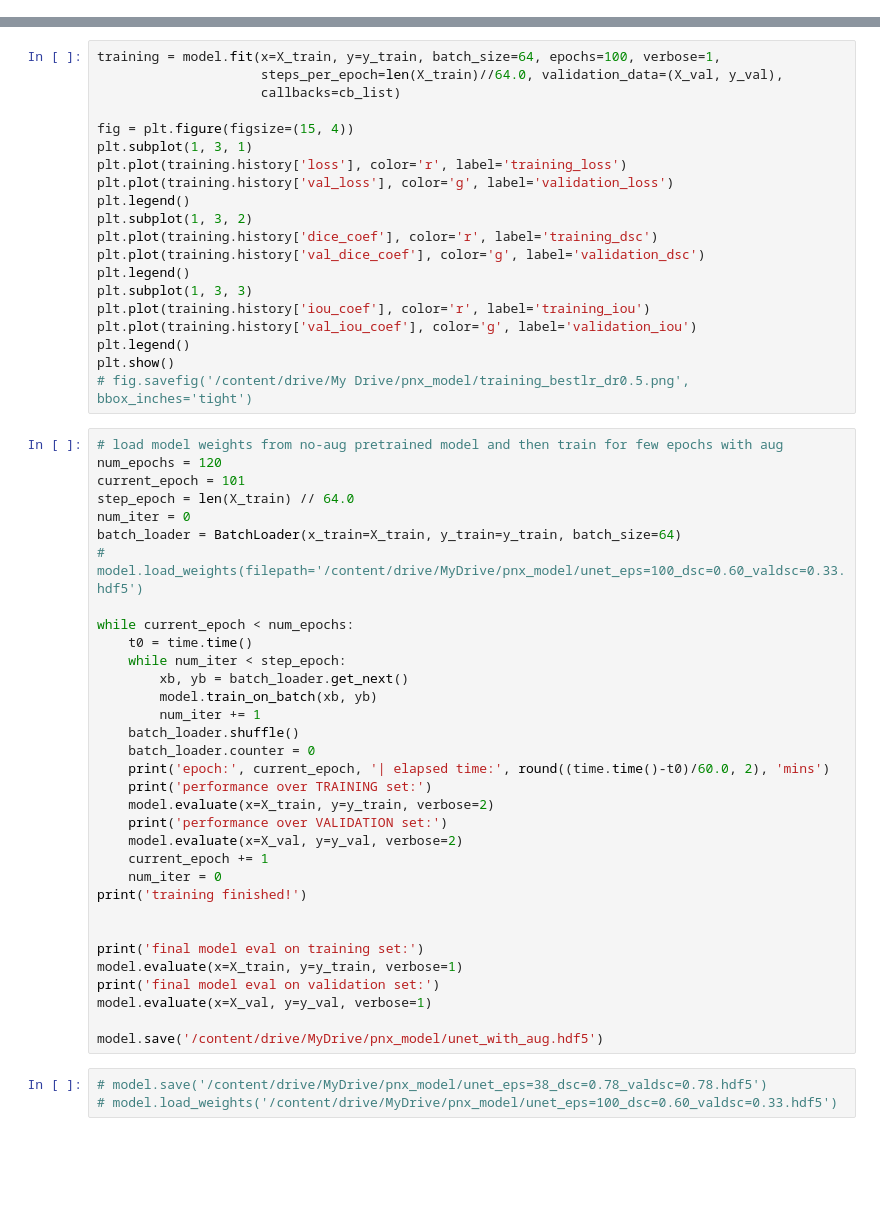
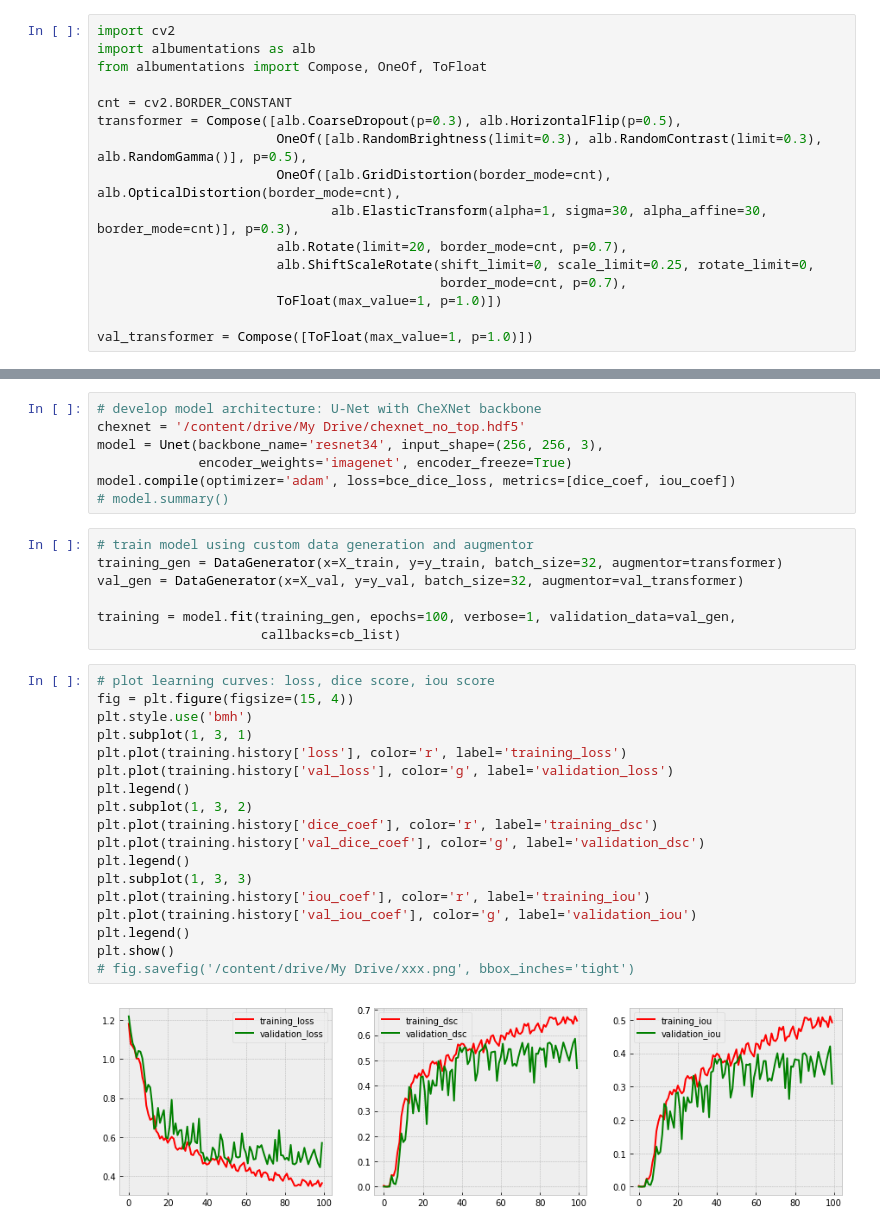
Before and after one commit to armiro/Pneumothorax-Segmentation, a Jupyter notebook: pnx_segmentation.ipynb, the cells around one changed output, grey strips where cells are left out. Cells and saved outputs as stored; diff of their text form; blank space fills up the shorter version.

```diff
--- a/pnx_segmentation.ipynb
+++ b/pnx_segmentation.ipynb
@@ -318,0 +202,16 @@ class SnapshotCallbackBuilder:
+# %%
+import cv2
+import albumentations as alb
+from albumentations import Compose, OneOf, ToFloat
+
+cnt = cv2.BORDER_CONSTANT
+transformer = Compose([alb.CoarseDropout(p=0.3), alb.HorizontalFlip(p=0.5),
+                       OneOf([alb.RandomBrightness(limit=0.3), alb.RandomContrast(limit=0.3), alb.RandomGamma()], p=0.5),
+                       OneOf([alb.GridDistortion(border_mode=cnt), alb.OpticalDistortion(border_mode=cnt),
+                              alb.ElasticTransform(alpha=1, sigma=30, alpha_affine=30, border_mode=cnt)], p=0.3),
+                       alb.Rotate(limit=20, border_mode=cnt, p=0.7),
+                       alb.ShiftScaleRotate(shift_limit=0, scale_limit=0.25, rotate_limit=0,
+                                            border_mode=cnt, p=0.7),
+                       ToFloat(max_value=1, p=1.0)])
+
+val_transformer = Compose([ToFloat(max_value=1, p=1.0)])
@@ -319,56 +297,34 @@ class SnapshotCallbackBuilder:
+# %%
+# develop model architecture: U-Net with CheXNet backbone
+chexnet = '/content/drive/My Drive/chexnet_no_top.hdf5'
+model = Unet(backbone_name='resnet34', input_shape=(256, 256, 3),
+             encoder_weights='imagenet', encoder_freeze=True)
+model.compile(optimizer='adam', loss=bce_dice_loss, metrics=[dice_coef, iou_coef])
+# model.summary()
+# %%
+# train model using custom data generation and augmentor
+training_gen = DataGenerator(x=X_train, y=y_train, batch_size=32, augmentor=transformer)
+val_gen = DataGenerator(x=X_val, y=y_val, batch_size=32, augmentor=val_transformer)
+
+training = model.fit(training_gen, epochs=100, verbose=1, validation_data=val_gen,
+                     callbacks=cb_list)
 # %%
-training = model.fit(x=X_train, y=y_train, batch_size=64, epochs=100, verbose=1,
-                     steps_per_epoch=len(X_train)//64.0, validation_data=(X_val, y_val),
-                     callbacks=cb_list)
-
+# plot learning curves: loss, dice score, iou score
 fig = plt.figure(figsize=(15, 4))
+plt.style.use('bmh')
 plt.subplot(1, 3, 1)
 plt.plot(training.history['loss'], color='r', label='training_loss')
 plt.plot(training.history['val_loss'], color='g', label='validation_loss')
 plt.legend()
 plt.subplot(1, 3, 2)
 plt.plot(training.history['dice_coef'], color='r', label='training_dsc')
 plt.plot(training.history['val_dice_coef'], color='g', label='validation_dsc')
 plt.legend()
 plt.subplot(1, 3, 3)
 plt.plot(training.history['iou_coef'], color='r', label='training_iou')
 plt.plot(training.history['val_iou_coef'], color='g', label='validation_iou')
 plt.legend()
 plt.show()
-# fig.savefig('/content/drive/My Drive/pnx_model/training_bestlr_dr0.5.png', bbox_inches='tight')
+# fig.savefig('/content/drive/My Drive/xxx.png', bbox_inches='tight')
+# %% [output]
+[figure, added]
-# %%
-# load model weights from no-aug pretrained model and then train for few epochs with aug
-num_epochs = 120
-current_epoch = 101
-step_epoch = len(X_train) // 64.0
-num_iter = 0
-batch_loader = BatchLoader(x_train=X_train, y_train=y_train, batch_size=64)
-# model.load_weights(filepath='/content/drive/MyDrive/pnx_model/unet_eps=100_dsc=0.60_valdsc=0.33.hdf5')
-
-while current_epoch < num_epochs:
-    t0 = time.time()
-    while num_iter < step_epoch:
-        xb, yb = batch_loader.get_next()
-        model.train_on_batch(xb, yb)
-        num_iter += 1
-    batch_loader.shuffle()
-    batch_loader.counter = 0
-    print('epoch:', current_epoch, '| elapsed time:', round((time.time()-t0)/60.0, 2), 'mins')
-    print('performance over TRAINING set:')
-    model.evaluate(x=X_train, y=y_train, verbose=2)
-    print('performance over VALIDATION set:')
-    model.evaluate(x=X_val, y=y_val, verbose=2)
-    current_epoch += 1
-    num_iter = 0
-print('training finished!')
-
-
-print('final model eval on training set:')
-model.evaluate(x=X_train, y=y_train, verbose=1)
-print('final model eval on validation set:')
-model.evaluate(x=X_val, y=y_val, verbose=1)
-
-model.save('/content/drive/MyDrive/pnx_model/unet_with_aug.hdf5')
-# %%
-# model.save('/content/drive/MyDrive/pnx_model/unet_eps=38_dsc=0.78_valdsc=0.78.hdf5')
-# model.load_weights('/content/drive/MyDrive/pnx_model/unet_eps=100_dsc=0.60_valdsc=0.33.hdf5')
```
Also changed, not shown: parts of 28 cells of this notebook.
